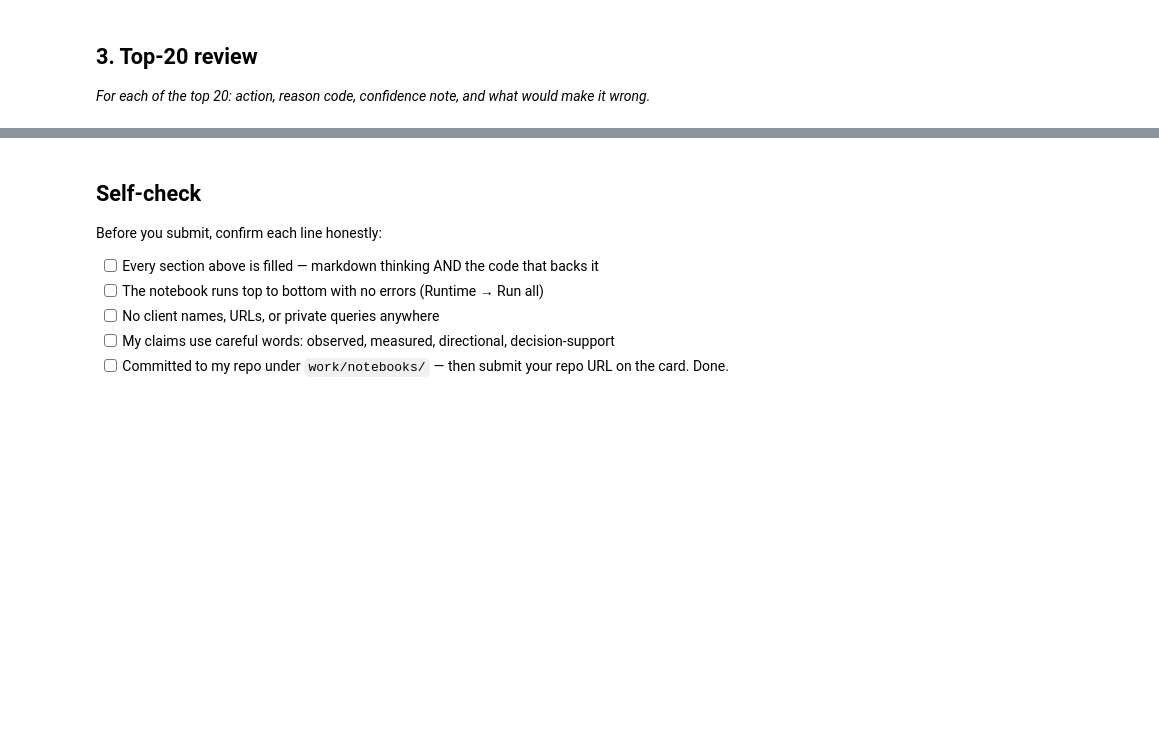
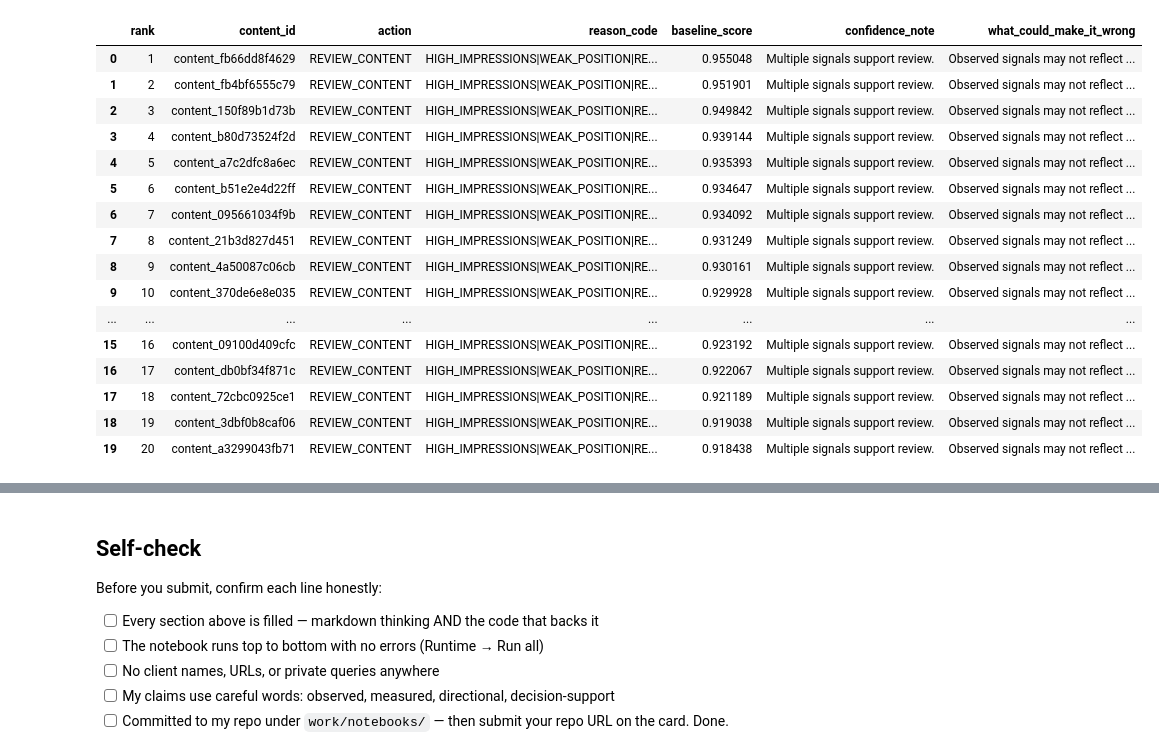
Before and after one commit to Utsabsinha19/flyrank-ml-internship, a Jupyter notebook: work/notebooks/w04_baseline_score.ipynb, the cells around one changed output, grey strips where cells are left out. Saved outputs shown, nothing was run; the diff lists cells and outputs as text; code cells hidden in the pictures; blank space fills up the shorter version.

```diff
--- a/work/notebooks/w04_baseline_score.ipynb
+++ b/work/notebooks/w04_baseline_score.ipynb
@@ -20,7 +154,49 @@ This skeleton is yours to fill. Work the sections **in order** — each one has
 # %%
 # This cell is for CODE (numbers, a query, a check).
 # Write your text answer in the cell ABOVE this one — typing sentences here breaks Run All.
+top20 = baseline_output.head(20).copy()
+
+top20["action"] = "REVIEW_CONTENT"
+
+top20["confidence_note"] = np.where(
+    top20["reason_code"].str.contains(r"\|"),
+    "Multiple signals support review.",
+    "Single primary signal supports review."
+)
+
+top20["what_could_make_it_wrong"] = (
+    "Observed signals may not reflect the true content opportunity; "
+    "manual review is required."
+)
+
+top20 = top20[
+    [
+        "rank",
+        "content_id",
+        "action",
+        "reason_code",
+        "baseline_score",
+        "confidence_note",
+        "what_could_make_it_wrong"
+    ]
+]
+
+display(top20)
+# %% [output]
+|  | rank | content_id | action | reason_code | baseline_score | confidence_note | what_could_make_it_wrong |
+| 0 | 1 | content_fb66dd8f4629 | REVIEW_CONTENT | HIGH_IMPRESSIONS|WEAK_POSITION|RE... | 0.955048 | Multiple signals support review. | Observed signals may not reflect ... |
+| 1 | 2 | content_fb4bf6555c79 | REVIEW_CONTENT | HIGH_IMPRESSIONS|WEAK_POSITION|RE... | 0.951901 | Multiple signals support review. | Observed signals may not reflect ... |
+| 2 | 3 | content_150f89b1d73b | REVIEW_CONTENT | HIGH_IMPRESSIONS|WEAK_POSITION|RE... | 0.949842 | Multiple signals support review. | Observed signals may not reflect ... |
+| 3 | 4 | content_b80d73524f2d | REVIEW_CONTENT | HIGH_IMPRESSIONS|WEAK_POSITION|RE... | 0.939144 | Multiple signals support review. | Observed signals may not reflect ... |
+| 4 | 5 | content_a7c2dfc8a6ec | REVIEW_CONTENT | HIGH_IMPRESSIONS|WEAK_POSITION|RE... | 0.935393 | Multiple signals support review. | Observed signals may not reflect ... |
+| 5 | 6 | content_b51e2e4d22ff | REVIEW_CONTENT | HIGH_IMPRESSIONS|WEAK_POSITION|RE... | 0.934647 | Multiple signals support review. | Observed signals may not reflect ... |
+| 6 | 7 | content_095661034f9b | REVIEW_CONTENT | HIGH_IMPRESSIONS|WEAK_POSITION|RE... | 0.934092 | Multiple signals support review. | Observed signals may not reflect ... |
+| 7 | 8 | content_21b3d827d451 | REVIEW_CONTENT | HIGH_IMPRESSIONS|WEAK_POSITION|RE... | 0.931249 | Multiple signals support review. | Observed signals may not reflect ... |
+| 8 | 9 | content_4a50087c06cb | REVIEW_CONTENT | HIGH_IMPRESSIONS|WEAK_POSITION|RE... | 0.930161 | Multiple signals support review. | Observed signals may not reflect ... |
+| 9 | 10 | content_370de6e8e035 | REVIEW_CONTENT | HIGH_IMPRESSIONS|WEAK_POSITION|RE... | 0.929928 | Multiple signals support review. | Observed signals may not reflect ... |
+| ... | ... | ... | ... | ... | ... | ... | ... |
+| 15 | 16 | content_09100d409cfc | REVIEW_CONTENT | HIGH_IMPRESSIONS|WEAK_POSITION|RE... | 0.923192 | Multiple signals support review. | Observed signals may not reflect ... |
+| 16 | 17 | content_db0bf34f871c | REVIEW_CONTENT | HIGH_IMPRESSIONS|WEAK_POSITION|RE... | 0.922067 | Multiple signals support review. | Observed signals may not reflect ... |
+| 17 | 18 | content_72cbc0925ce1 | REVIEW_CONTENT | HIGH_IMPRESSIONS|WEAK_POSITION|RE... | 0.921189 | Multiple signals support review. | Observed signals may not reflect ... |
+| 18 | 19 | content_3dbf0b8caf06 | REVIEW_CONTENT | HIGH_IMPRESSIONS|WEAK_POSITION|RE... | 0.919038 | Multiple signals support review. | Observed signals may not reflect ... |
+| 19 | 20 | content_a3299043fb71 | REVIEW_CONTENT | HIGH_IMPRESSIONS|WEAK_POSITION|RE... | 0.918438 | Multiple signals support review. | Observed signals may not reflect ... |
-# %% [markdown]
-## 3. Top-20 review
-
-*For each of the top 20: action, reason code, confidence note, and what would make it wrong.*
```
Also changed, not shown: parts of 11 cells of this notebook.
